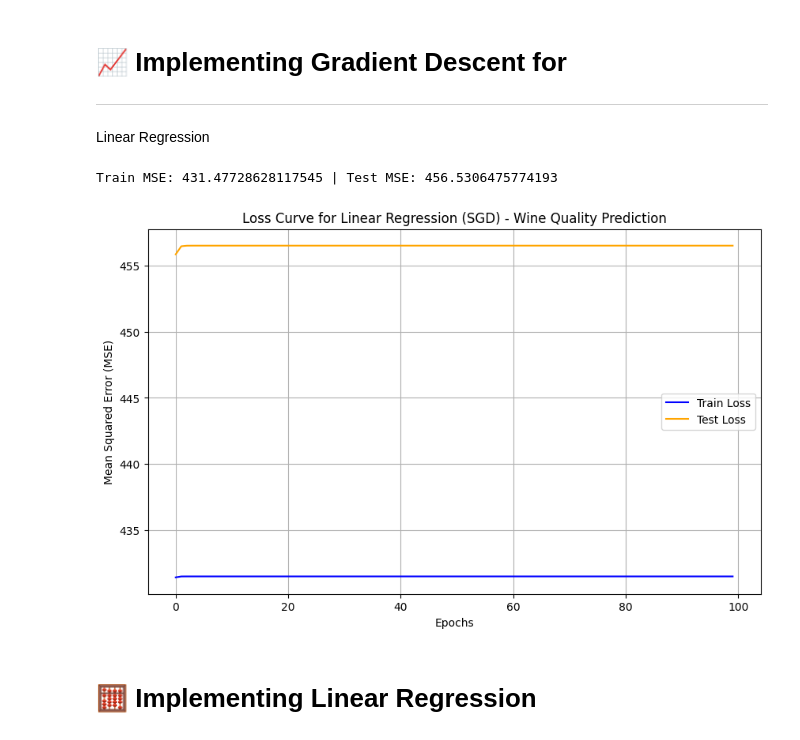
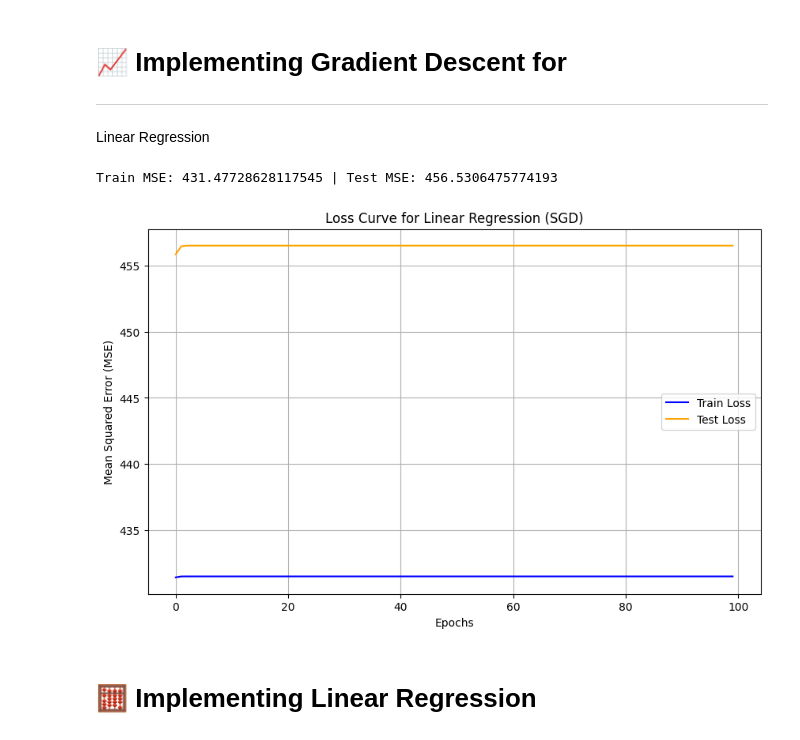
Before and after one commit to Deolinda1506/Linear_regression_model, a Jupyter notebook: summative/linear_regression/multivariate.ipynb, the cells around one changed output. Saved outputs shown, nothing was run; the diff lists cells and outputs as text; code cells hidden in the pictures.

```diff
--- a/summative/linear_regression/multivariate.ipynb
+++ b/summative/linear_regression/multivariate.ipynb
@@ -178,35 +178,35 @@ epochs = 100
 
 # Training loop for multiple epochs
 for epoch in range(epochs):
     lr_pipeline.fit(X_train, y_train)
 
     # Predictions
     y_train_pred = lr_pipeline.predict(X_train)
     y_test_pred = lr_pipeline.predict(X_test)
 
     # Calculate MSE for train and test
     train_mse = mean_squared_error(y_train, y_train_pred)
     test_mse = mean_squared_error(y_test, y_test_pred)
 
     train_loss.append(train_mse)
     test_loss.append(test_mse)
 
 print(f"Train MSE: {train_mse} | Test MSE: {test_mse}")
 
 
 # Plot Loss Curves
 plt.figure(figsize=(10, 6))
 plt.plot(range(epochs), train_loss, label='Train Loss', color='blue')
 plt.plot(range(epochs), test_loss, label='Test Loss', color='orange')
 plt.xlabel('Epochs')
 plt.ylabel('Mean Squared Error (MSE)')
-plt.title('Loss Curve for Linear Regression (SGD) - Wine Quality Prediction')
+plt.title('Loss Curve for Linear Regression (SGD)')
 plt.legend()
 plt.grid(True)
 plt.show()
 # %% [output]
 Train MSE: 431.47728628117545 | Test MSE: 456.5306475774193
-[figure, old version]
+[figure, new version]
 # %% [markdown]
 # 🧮  Implementing Linear Regression
 # %%
```
